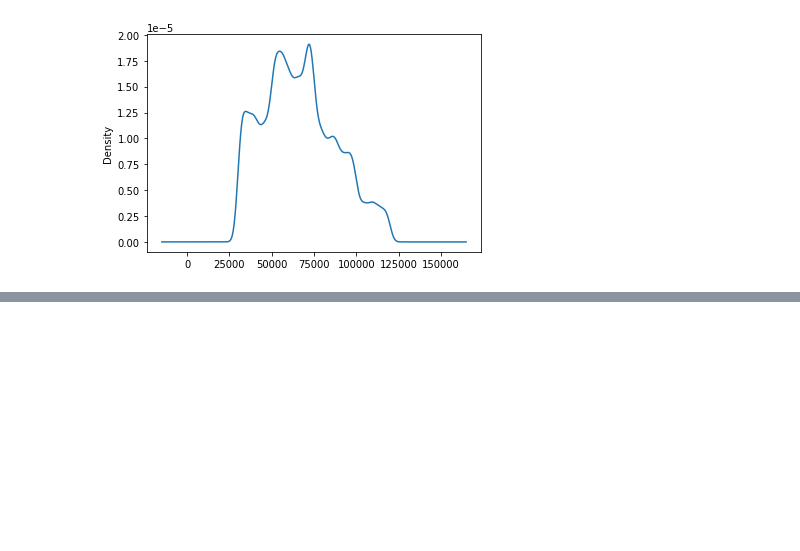
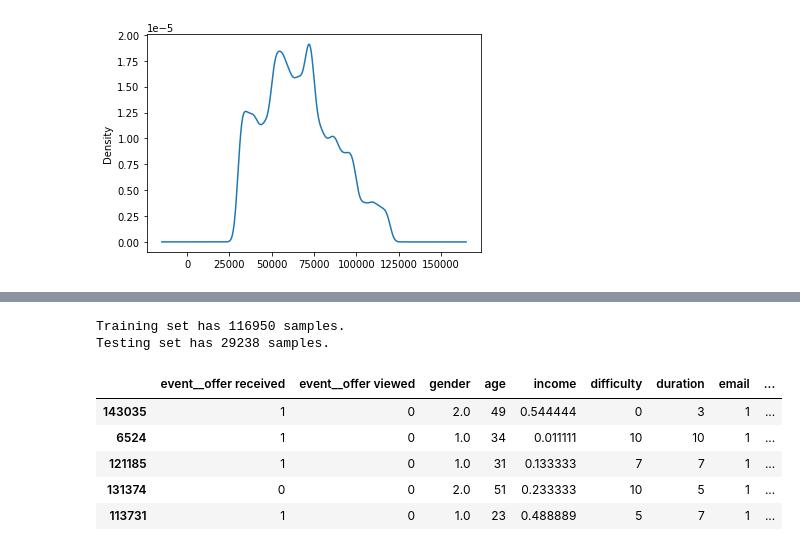
Before and after one commit to jmnickerson05/udacity_starbucks_capstone, a Jupyter notebook: Starbucks_Capstone_notebook.ipynb, the cells around one changed output, grey strips where cells are left out. Saved outputs shown, nothing was run; the diff lists cells and outputs as text; code cells hidden in the pictures; blank space fills up the shorter version.

Commit message:
Updating progress with model and grid search results

```diff
--- a/Starbucks_Capstone_notebook.ipynb
+++ b/Starbucks_Capstone_notebook.ipynb
@@ -379,4 +372,4 @@ for k,v in joined.corr().items():
 %%time
 joined.became_member_on = joined.became_member_on.apply(conv_date).astype('datetime64')
 joined['days_as_customer'] = joined.became_member_on.apply(lambda x: pd.Timestamp.now() - pd.to_datetime(x)).dt.days
-joined = joined.drop(columns=['became_member_on', 'time'])
+joined = joined.drop(columns=['became_member_on', 'time', 'reward'])
@@ -486,0 +417,10 @@ NameError: name 'y_train' is not defined
+# %%
+from sklearn.preprocessing import MinMaxScaler
+
+scaler = MinMaxScaler() # default=(0, 1)
+numerical = list(joined.select_dtypes('float'))
+keys_df = joined[['person', 'offer_id','id']]
+features = joined[[i for i in list(joined) if i not in list(keys_df)]]
+features_log_minmax_transform = pd.DataFrame(data = features)
+features_log_minmax_transform[numerical] = scaler.fit_transform(joined[numerical])
+display(features_log_minmax_transform.head(n = 5))
@@ -487 +434,30 @@ NameError: name 'y_train' is not defined
+# %%
+from sklearn.model_selection import train_test_split
+
+# features = features_log_minmax_transform[[c for c in features_log_minmax_transform.columns
+#                                           if c not in ['person', 'offer_id', 'id']]]
+y=features[['event__offer completed']]
+features = features.drop(columns=['event__offer completed'])
+features.gender = features.gender.map({'M':1, 'F':2})
+
+X_train, X_test, y_train, y_test = train_test_split(features,
+                                                    y,
+                                                    test_size = 0.2,
+                                                    random_state = 0)
+
+# Show the results of the split
+print("Training set has {} samples.".format(X_train.shape[0]))
+print("Testing set has {} samples.".format(X_test.shape[0]))
+# %% [output]
+Training set has 116950 samples.
+Testing set has 29238 samples.
+# %%
+features.sample(5)
+# %% [output]
+|  | event__offer received | event__offer viewed | gender | age | income | difficulty | duration | email | ... |
+| 143035 | 1 | 0 | 2.0 | 49 | 0.544444 | 0 | 3 | 1 | ... |
+| 6524 | 1 | 0 | 1.0 | 34 | 0.011111 | 10 | 10 | 1 | ... |
+| 121185 | 1 | 0 | 1.0 | 31 | 0.133333 | 7 | 7 | 1 | ... |
+| 131374 | 0 | 0 | 2.0 | 51 | 0.233333 | 10 | 5 | 1 | ... |
+| 113731 | 1 | 0 | 1.0 | 23 | 0.488889 | 5 | 7 | 1 | ... |
 # %%
```
Also changed, not shown: parts of 23 cells of this notebook, 1 other file.
